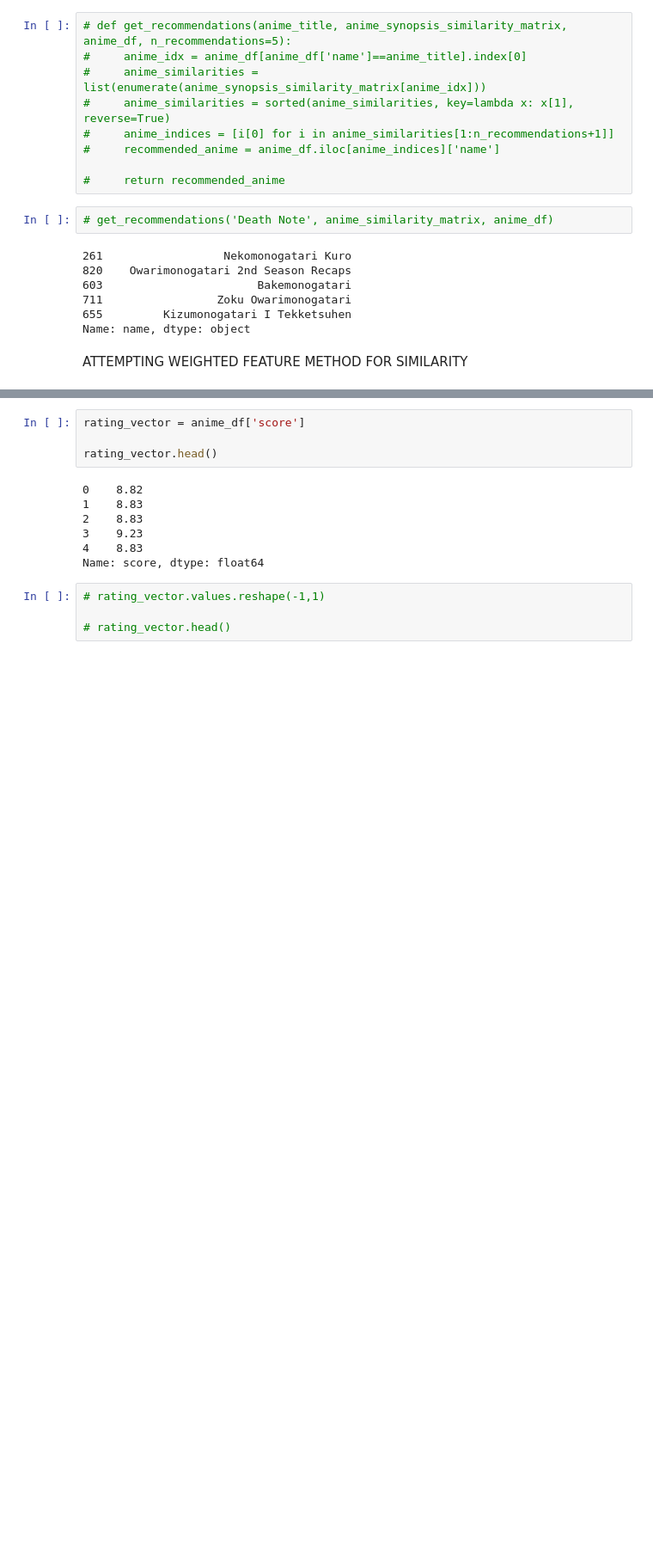
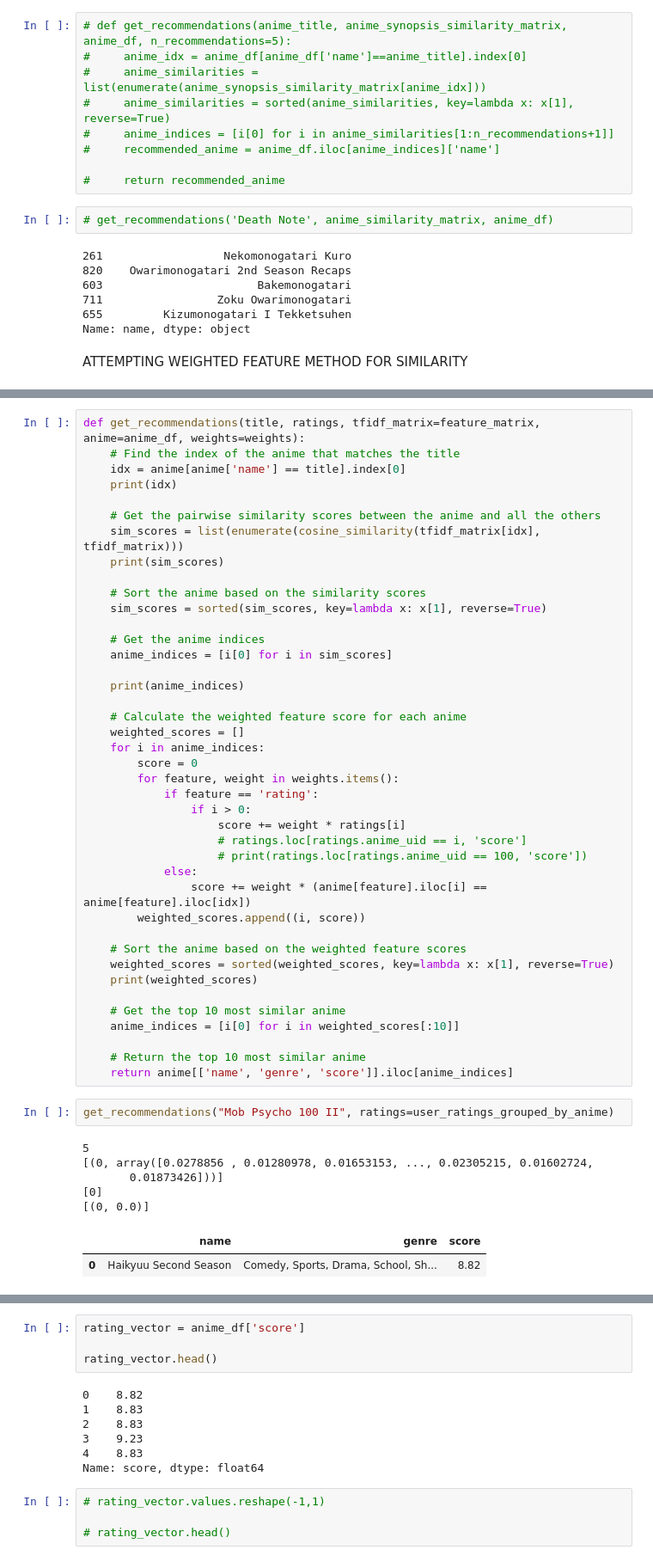
Before and after one commit to Haaris-Syed/AnimeRecommender, a Jupyter notebook: AnimeDataset-Preprocessing.ipynb, the cells around one changed output, grey strips where cells are left out. Shown: that part at 86% size. Saved outputs shown, nothing was run; the diff lists cells and outputs as text; blank space fills up the shorter version.

```diff
--- a/AnimeDataset-Preprocessing.ipynb
+++ b/AnimeDataset-Preprocessing.ipynb
@@ -208,0 +190,51 @@ print(genre_matrix)
+# %%
+def get_recommendations(title, ratings, tfidf_matrix=feature_matrix, anime=anime_df, weights=weights):
+    # Find the index of the anime that matches the title
+    idx = anime[anime['name'] == title].index[0]
+    print(idx)
+
+    # Get the pairwise similarity scores between the anime and all the others
+    sim_scores = list(enumerate(cosine_similarity(tfidf_matrix[idx], tfidf_matrix)))
+    print(sim_scores)
+
+    # Sort the anime based on the similarity scores
+    sim_scores = sorted(sim_scores, key=lambda x: x[1], reverse=True)
+
+    # Get the anime indices
+    anime_indices = [i[0] for i in sim_scores]
+
+    print(anime_indices)
+
+    # Calculate the weighted feature score for each anime
+    weighted_scores = []
+    for i in anime_indices:
+        score = 0
+        for feature, weight in weights.items():
+            if feature == 'rating':
+                if i > 0:
+                    score += weight * ratings[i]
+                    # ratings.loc[ratings.anime_uid == i, 'score']
+                    # print(ratings.loc[ratings.anime_uid == 100, 'score'])
+            else:
+                score += weight * (anime[feature].iloc[i] == anime[feature].iloc[idx])
+        weighted_scores.append((i, score))
+
+    # Sort the anime based on the weighted feature scores
+    weighted_scores = sorted(weighted_scores, key=lambda x: x[1], reverse=True)
+    print(weighted_scores)
+
+    # Get the top 10 most similar anime
+    anime_indices = [i[0] for i in weighted_scores[:10]]
+
+    # Return the top 10 most similar anime
+    return anime[['name', 'genre', 'score']].iloc[anime_indices]
+# %%
+get_recommendations("Mob Psycho 100 II", ratings=user_ratings_grouped_by_anime)
+# %% [output]
+5
+[(0, array([0.0278856 , 0.01280978, 0.01653153, ..., 0.02305215, 0.01602724,
+       0.01873426]))]
+[0]
+[(0, 0.0)]
+|  | name | genre | score |
+| 0 | Haikyuu Second Season | Comedy, Sports, Drama, School, Sh... | 8.82 |
```
Also changed, not shown: parts of 15 cells of this notebook, 1 other file.
